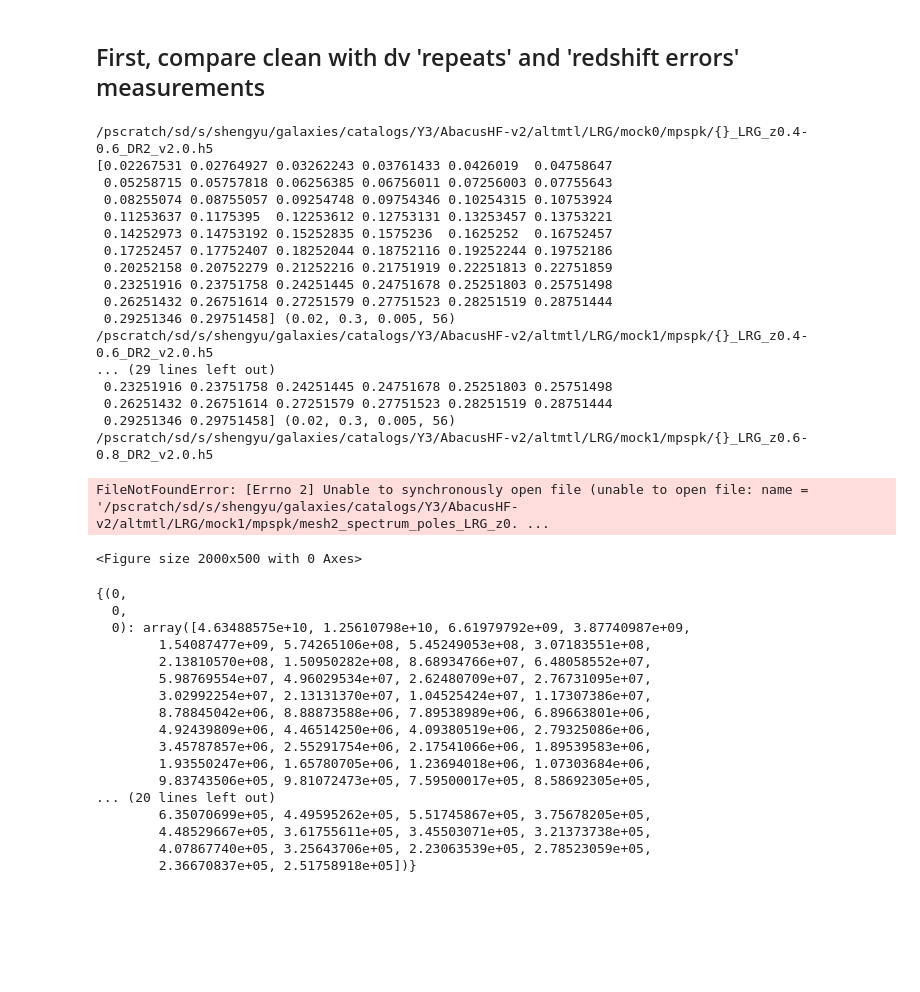
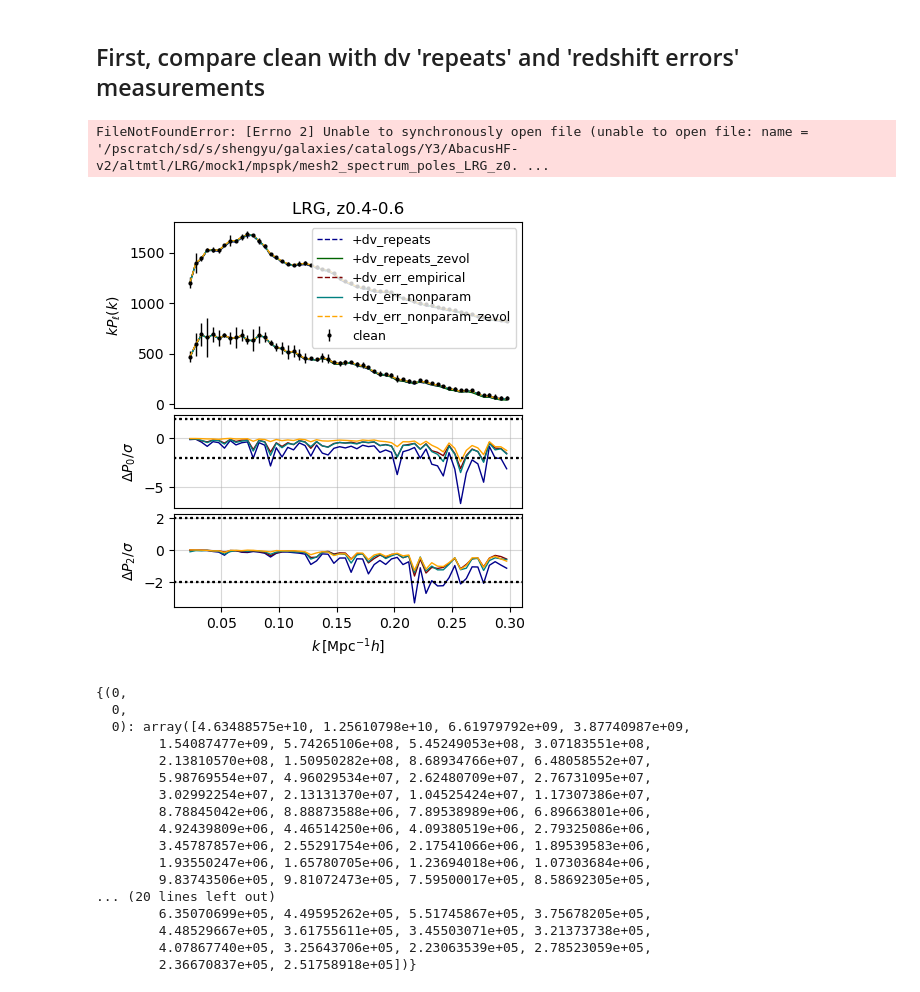
Before and after one commit to ShengyuHE/desi_y3_redshift_errors, a Jupyter notebook: main/clustering/notebooks/plot_2pt.ipynb, the cells around one changed output. Saved outputs shown, nothing was run; the diff lists cells and outputs as text; code cells hidden in the pictures; blank space fills up the shorter version.

Commit message:
update on mesh3 set and desi main source env

```diff
--- a/main/clustering/notebooks/plot_2pt.ipynb
+++ b/main/clustering/notebooks/plot_2pt.ipynb
@@ -52,14 +52,15 @@ corrs = ['mesh2'] # xi, pk, mpslog, wplog, mesh2
 domain = 'altmtl' # cubic, altmtl
 version = 'AbacusHF-v2'
 tracers = ['BGS', 'LRG', 'ELG', 'QSO'][1:2]
-# zerrs =  ['False', 'repeat', 'verr_empirical', 'verr_nonparam', 'verr_nonparam_zevol']
-zerrs =  ['False', 'verr_nonparam', 'verr_nonparam_zevol'][:1]
+zerrs =  ['False', 'repeat', 'repeat_zevol', 'verr_empirical', 'verr_nonparam', 'verr_nonparam_zevol']
+# zerrs =  ['False', 'verr_nonparam', 'verr_nonparam_zevol'][:1]
 
 ZSNAPS, ZRANGES = GET_REDSHIFT_SET(version, domain)
 lenz = len(ZSNAPS)
-# labels = ['clean', '+dv_repeats', '+dv_err_empirical', '+dv_err_nonparam', '+dv_err_nonparam_zevol']
-labels = ['clean','+dv_err_nonparam', '+dv_err_nonparam_zevol'][:]
-colors = ['black', 'darkblue', 'darkgreen', 'maroon', 'teal']
+labels = ['clean', '+dv_repeats', '+dv_repeats_zevol', '+dv_err_empirical', '+dv_err_nonparam', '+dv_err_nonparam_zevol']
+# labels = ['clean','+dv_err_nonparam', '+dv_err_nonparam_zevol'][:]
+colors = ['black', 'darkblue', 'darkgreen', 'maroon', 'teal', 'orange']
+lss = ['-', '--']*len(zerrs)
 zerr_labels = dict(zip(zerrs, labels))
 
 for corr in corrs:
@@ -76,15 +77,10 @@ for corr in corrs:
                     if 'mesh' in corr: data_arges.update(use_jax=True)
                     # data_arges.update(region=region)
                     fn = get_measurement_fn(**data_arges)
-                    print(fn)
                     setup_logging(level = 'warning')
                     (s, tps), _ = read_data_from_fn(fn, corr, bin_type='test')
-                    print(s, _)
-                    continue
-                    continue
                     tps = np.atleast_2d(tps)
                     tps_all.append(tps)
-                continue
                 tps_all = np.array(tps_all)
                 tps_mean = tps_all.mean(axis=0)
                 tps_std = tps_all.std(axis=0, ddof=1)
@@ -99,7 +95,7 @@ for corr in corrs:
                         # ax.fill_between(s, s**spow*(tps_mean_fid[ill]-tps_std_fid[ill]),s**spow*(tps_mean_fid[ill]+tps_std_fid[ill]), color=colors[indv], alpha=0.15)
                         ax.errorbar(s, s**spow*tps_mean_clean[ill], yerr=s**spow*tps_std_clean[ill], fmt='o', markersize=2, lw=1, color=colors[indv], label=zerr_labels[zerr] if ill == 0 else None)
                     else:
-                        ax.plot(s, s**spow*tps_mean[ill], color=colors[indv], lw = 1, label=zerr_labels[zerr] if ill == 0 else None)
+                        ax.plot(s, s**spow*tps_mean[ill], color=colors[indv], lw = 1, ls=lss[indv], label=zerr_labels[zerr] if ill == 0 else None)
                     if corr in ['wplog', 'mpslog']:
                         ax.set_xscale('log')
                     if indz == 0:
@@ -112,52 +108,35 @@ for corr in corrs:
                     if zerr in ['repeat', 'verr_empirical', 'verr_nonparam', 'verr_nonparam_zevol']:
                         if ill == 0:
                             ax = plt.subplot(gs[indz+lenz])
                             if indz == 0: ax.set_ylabel(TPS_LABELS[corr]['dy0'])
                             if corr == 'wplog':
                                 ax.set_xlabel(TPS_LABELS[corr]['x'])
                             ax.tick_params(axis="x", which="both", bottom=False, top=False, labelbottom=False)
                         elif ill == 1:
                             ax = plt.subplot(gs[indz+lenz*2])
                             ax.set_xlabel(TPS_LABELS[corr]['x'])
                             if indz == 0: ax.set_ylabel(TPS_LABELS[corr]['dy2'])
                         # ax.plot(s, s**spow*(tps_mean_clean[ill]-tps_mean[ill]), lw=1, color=colors[indv])
                         # continue
                         # err = np.sqrt(tps_std_fid**2 + clean_std[ell]**2)
                         err = tps_std_clean
                         ax.plot(s, (tps_mean[ill]-tps_mean_clean[ill])/err[ill], lw=1, color=colors[indv])
                         # ax.plot(s, s*(tps_mean[ill]-tps_mean_clean[ill]), lw=1, color=colors[indv])
                         for value in [-2,2]:
                             ax.axhline(y=value, ls = ':', color='black', lw=1.5)
                         ax.grid(alpha=0.5)
                         if corr in ['xi']:
                             ax.set_ylim([-7,7])
                         elif corr in ['pk']:
                             ax.set_ylim([-10,3])
                             if tracer == 'QSO':
                                 ax.set_ylim([-42,5])
                         elif corr in ['wplog', 'mpslog']:
                             ax.set_xscale('log')
                             ax.set_ylim([-160,160])
 # %% [output]
-/pscratch/sd/s/shengyu/galaxies/catalogs/Y3/AbacusHF-v2/altmtl/LRG/mock0/mpspk/{}_LRG_z0.4-0.6_DR2_v2.0.h5
-[0.02267531 0.02764927 0.03262243 0.03761433 0.0426019  0.04758647
- 0.05258715 0.05757818 0.06256385 0.06756011 0.07256003 0.07755643
- 0.08255074 0.08755057 0.09254748 0.09754346 0.10254315 0.10753924
- 0.11253637 0.1175395  0.12253612 0.12753131 0.13253457 0.13753221
- 0.14252973 0.14753192 0.15252835 0.1575236  0.1625252  0.16752457
- 0.17252457 0.17752407 0.18252044 0.18752116 0.19252244 0.19752186
- 0.20252158 0.20752279 0.21252216 0.21751919 0.22251813 0.22751859
- 0.23251916 0.23751758 0.24251445 0.24751678 0.25251803 0.25751498
- 0.26251432 0.26751614 0.27251579 0.27751523 0.28251519 0.28751444
- 0.29251346 0.29751458] (0.02, 0.3, 0.005, 56)
-/pscratch/sd/s/shengyu/galaxies/catalogs/Y3/AbacusHF-v2/altmtl/LRG/mock1/mpspk/{}_LRG_z0.4-0.6_DR2_v2.0.h5
-... (29 lines left out)
- 0.23251916 0.23751758 0.24251445 0.24751678 0.25251803 0.25751498
- 0.26251432 0.26751614 0.27251579 0.27751523 0.28251519 0.28751444
- 0.29251346 0.29751458] (0.02, 0.3, 0.005, 56)
-/pscratch/sd/s/shengyu/galaxies/catalogs/Y3/AbacusHF-v2/altmtl/LRG/mock1/mpspk/{}_LRG_z0.6-0.8_DR2_v2.0.h5
+FileNotFoundError: [Errno 2] Unable to synchronously open file (unable to open file: name = '/pscratch/sd/s/shengyu/galaxies/catalogs/Y3/AbacusHF-v2/altmtl/LRG/mock1/mpspk/mesh2_spectrum_poles_LRG_z0. ...
-FileNotFoundError: [Errno 2] Unable to synchronously open file (unable to open file: name = '/pscratch/sd/s/shengyu/galaxies/catalogs/Y3/AbacusHF-v2/altmtl/LRG/mock1/mpspk/mesh2_spectrum_poles_LRG_z0. ...
-<Figure size 2000x500 with 0 Axes>
+[figure, added]
 # %%
 [0.02267531 0.02764927 0.03262243 0.03761433 0.0426019  0.04758647
  0.05258715 0.05757818 0.06256385 0.06756011 0.07256003 0.07755643
```
Also changed, not shown: 3 other files.
